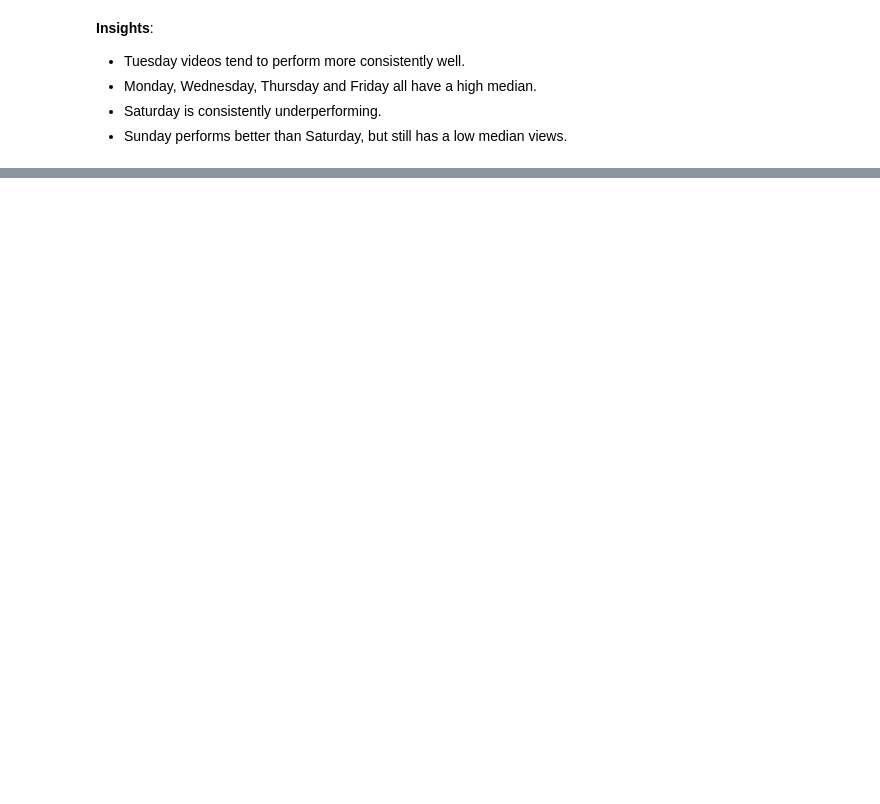
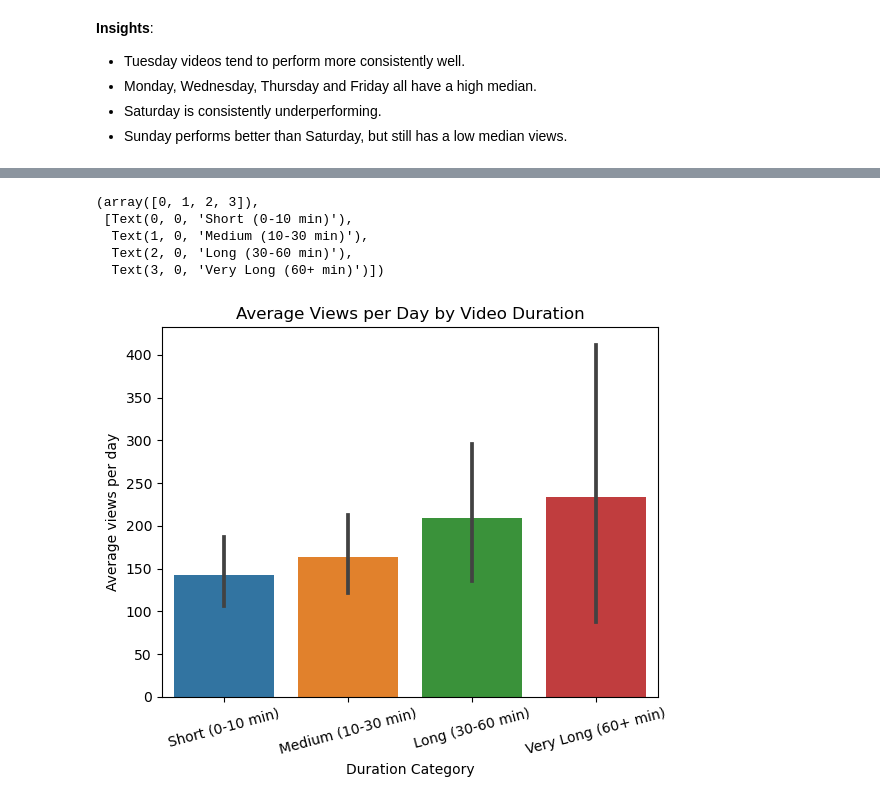
Before and after one commit to LiLuo086/alex-the-analyst-youtube-analysis, a Jupyter notebook: eda.ipynb, the cells around one changed output, grey strips where cells are left out. Cells and saved outputs as stored; diff of their text form; code cells hidden in the pictures; blank space fills up the shorter version.

```diff
--- a/eda.ipynb
+++ b/eda.ipynb
@@ -404,8 +421,16 @@ plt.tight_layout()
 # %%
 sns.barplot(x='duration_bucket', y='views_per_day', data=df, estimator='mean')
-plt.title("Average Views per Day by Video Duration")
-plt.xlabel("Duration Category")
+plt.title('Average Views per Day by Video Duration')
+plt.xlabel('Duration Category')
+plt.ylabel('Average views per day')
 plt.xticks(rotation=15)
+# %% [output]
+(array([0, 1, 2, 3]),
+ [Text(0, 0, 'Short (0-10 min)'),
+  Text(1, 0, 'Medium (10-30 min)'),
+  Text(2, 0, 'Long (30-60 min)'),
+  Text(3, 0, 'Very Long (60+ min)')])
+[figure, added]
 # %%
 # Like ratio vs duration
 sns.boxplot(x='duration_bucket', y='views_per_day', data=df, width=0.4,
```
Also changed, not shown: parts of 22 cells of this notebook, 1 other file.
